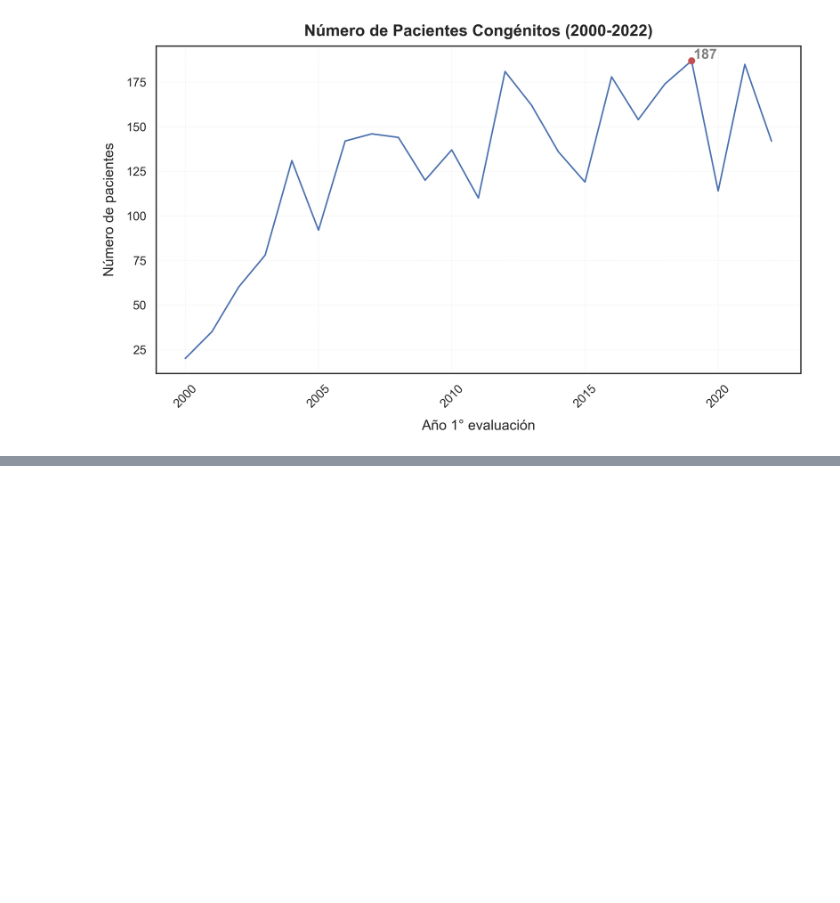
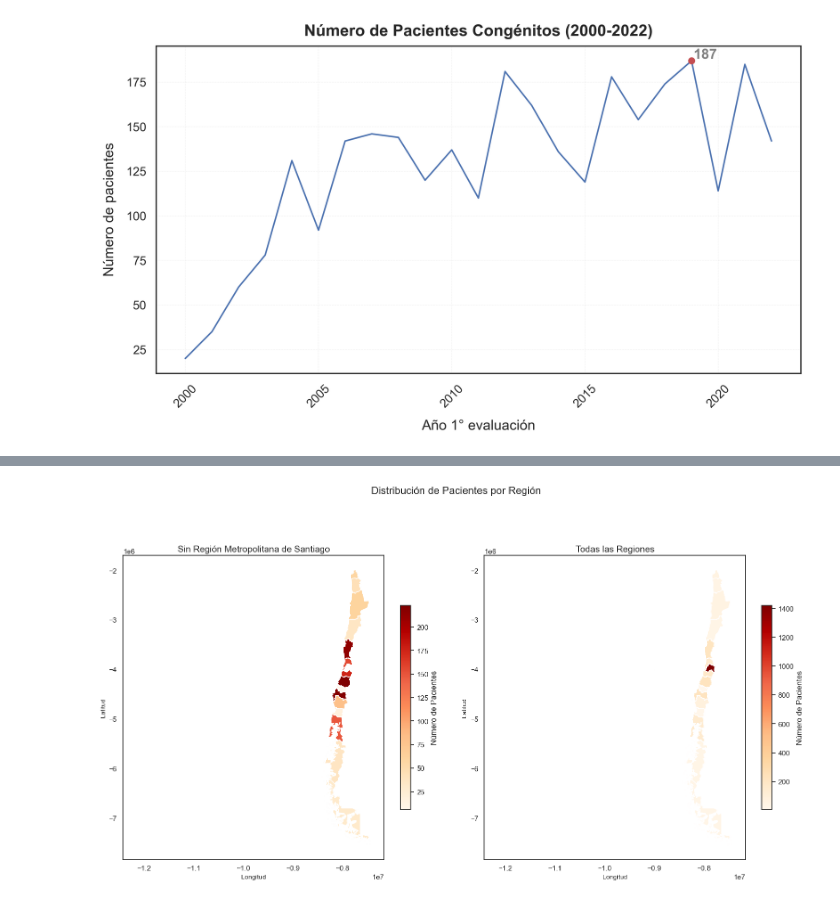
Before and after one commit to JavierRojas14/congenitas-ambulatorio, a Jupyter notebook: notebooks/test.ipynb, the cells around one changed output, grey strips where cells are left out. Drawn from its saved outputs; the diff is of its cells as text; code cells hidden in the pictures; blank space fills up the shorter version.

```diff
--- a/notebooks/test.ipynb
+++ b/notebooks/test.ipynb
@@ -128,10 +132,8 @@ plt.show()
 # %%
 map_df = gpd.read_file("../data/raw/mapas/Regional.shp")
 # %%
+# Join the data
 resumen_regiones = map_df.set_index("Region").join(desglose_por_region)
 
-# Define the bounding box for Chile (adjust the coordinates as needed)
-minx, miny, maxx, maxy = -8429325.6084, -7554435.5874,  -7393641.8015, -1978919.7457
-
 # Filter the GeoDataFrame to include only the polygons within the bounding box
-resumen_regiones_filtrado = resumen_regiones.cx[minx:maxx, miny:maxy]
+resumen_regiones_filtrado = resumen_regiones.cx[:, :]
@@ -152,0 +140,49 @@ plt.show()
+# %%
+# Set the figure size and aspect ratio
+fig, ax = plt.subplots(1, 2, figsize=(16, 10))  # Wider layout for better separation of subplots
+
+# Plot the filtered GeoDataFrame without the specified region on the first subplot
+resumen_regiones_filtrado.query("Region != 'Región Metropolitana de Santiago'").plot(
+    column="rut",
+    cmap="OrRd",
+    ax=ax[0],
+    legend=True,
+    legend_kwds={
+        "shrink": 0.5,  # Shrink the colorbar to 50% of its original size
+        "label": "Número de Pacientes",  # Add a label to the colorbar
+        "orientation": "vertical"  # Keep the legend vertical
+    }
+)
+
+# Plot the filtered entire GeoDataFrame on the second subplot
+resumen_regiones_filtrado.plot(
+    column="rut",
+    cmap="OrRd",
+    ax=ax[1],
+    legend=True,
+    legend_kwds={
+        "shrink": 0.5,  # Match the size of the colorbar with the first subplot
+        "label": "Número de Pacientes",
+        "orientation": "vertical"
+    }
+)
+
+# Set titles for each subplot
+ax[0].set_title("Sin Región Metropolitana de Santiago", fontsize=14)
+ax[1].set_title("Todas las Regiones", fontsize=14)
+
+# Add axis labels for clarity
+for axis in ax:
+    axis.set_xlabel("Longitud", fontsize=10)
+    axis.set_ylabel("Latitud", fontsize=10)
+
+# Overall plot title
+fig.suptitle("Distribución de Pacientes por Región", fontsize=16, y=0.95)
+
+# Adjust spacing between plots and tighten layout
+plt.tight_layout(pad=2)
+
+# Show the plot
+plt.show()
+# %% [output]
+[figure, added]
```
Also changed, not shown: parts of 5 cells of this notebook.
